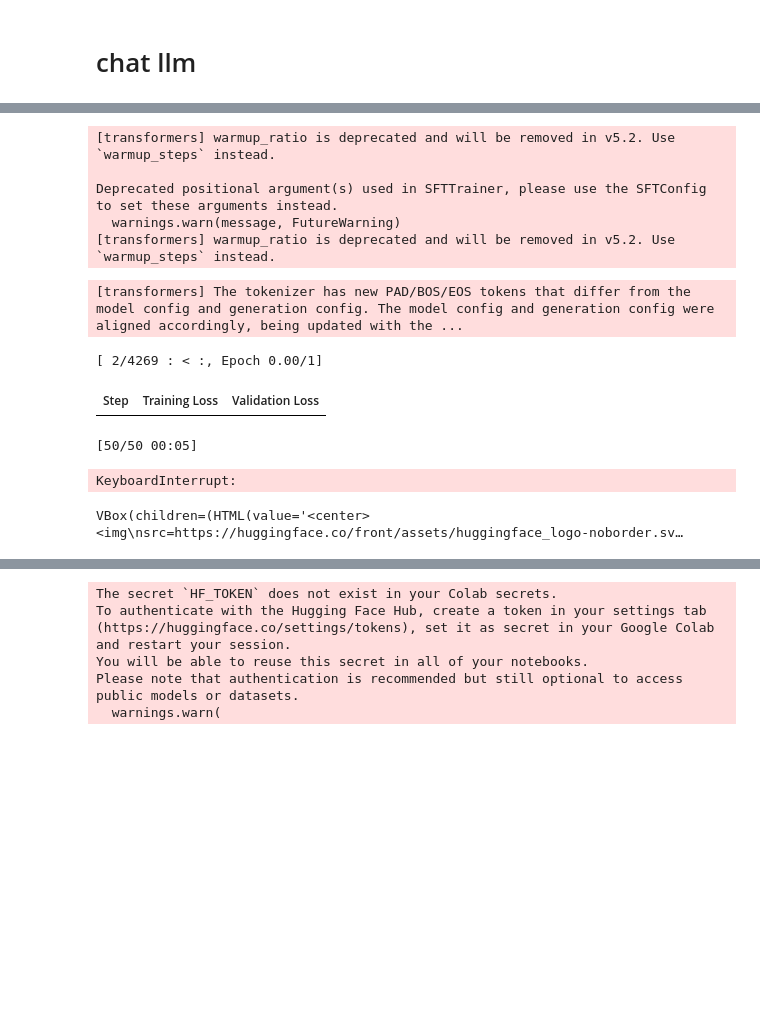
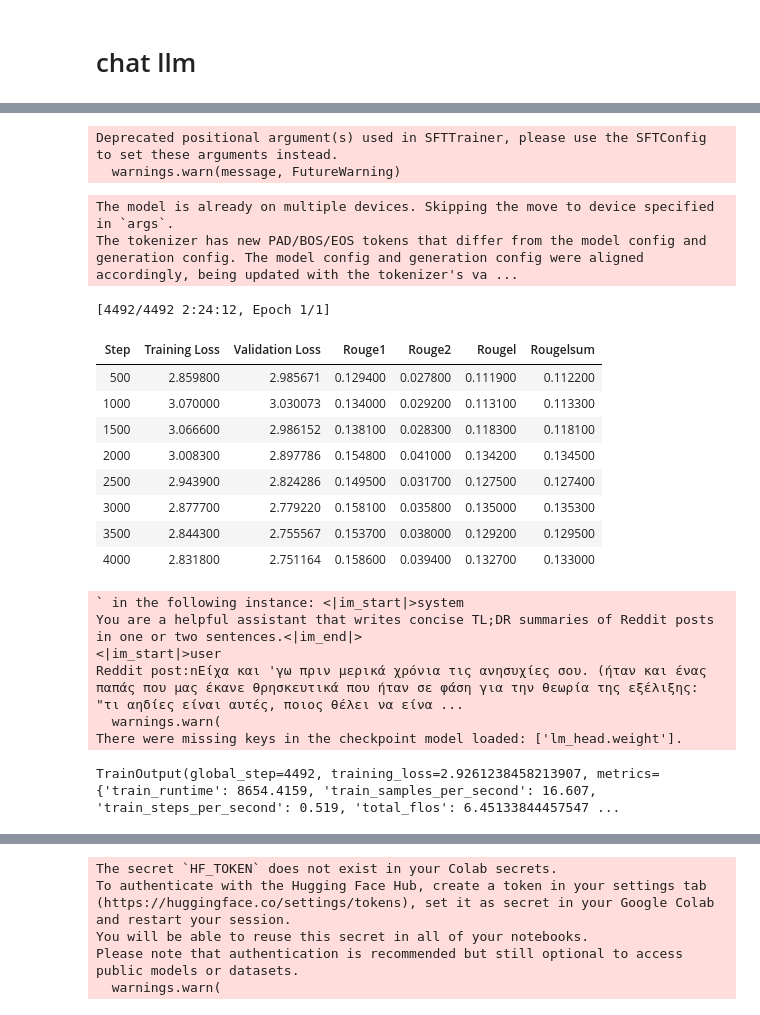
Before and after one commit to ankorn/redred, a Jupyter notebook: model/train.ipynb, the cells around one changed output, grey strips where cells are left out. Cells and saved outputs as stored; diff of their text form; code cells hidden in the pictures; blank space fills up the shorter version.

Commit message:
low r, low lr train result: rouge1: 0.158

```diff
--- a/model/train.ipynb
+++ b/model/train.ipynb
@@ -240,7 +223,7 @@ df = df.drop_duplicates(subset=['content', 'summary'])
 print('removed', NUM_SAMPLES - len(df), 'duplicates')
 
 init_len = len(df)
-df = df[df['content'].str.len() < 2500]
+df = df[df['content'].str.len() < 3500]
 print('removed', init_len - len(df), 'too long content')
 
 dataset = Dataset.from_pandas(df)
@@ -256,11 +237,11 @@ removed 12482 too long content
 # %%
-from langdetect import detect
+# from langdetect import detect
 
-init_len = len(dataset)
+# init_len = len(dataset)
 
-def filter_batch(batch):
-    return [detect(content) == 'en' for content in batch["content"]]
+# def filter_batch(batch):
+#     return [detect(content) == 'en' for content in batch["content"]]
 
-dataset = dataset.filter(filter_batch, batched=True, batch_size=1000)
+# dataset = dataset.filter(filter_batch, batched=True, batch_size=1000)
 
-print('removed', init_len - len(dataset), 'non-english content')
+# print('removed', init_len - len(dataset), 'non-english content')
@@ -454,9 +429,6 @@ def compute_metrics(eval_pred):
 
     decoded_preds = tokenizer.batch_decode(predictions, skip_special_tokens=True)
     decoded_labels = tokenizer.batch_decode(labels, skip_special_tokens=True)
-
-    print('should be only generated part: ', decoded_preds, '\n')
-    print('check special tokens: ', tokenizer.batch_decode(predictions), '\n')
 
     result = metric.compute(predictions=decoded_preds, references=decoded_labels)
 
@@ -482,47 +454,56 @@ training_args = TrainingArguments(
     load_best_model_at_end=True,
     metric_for_best_model="eval_rouge1",
     greater_is_better=True,
 
     optim="paged_adamw_8bit",
     lr_scheduler_type="cosine",
     warmup_ratio=WARMUP_RATIO,
     report_to="none",
 )
 
 trainer = EvalTrainer(
     model=model,
     processing_class=tokenizer,
     train_dataset=train_ds_formatted,
-    eval_dataset=eval_ds_formatted.take(50),
+    eval_dataset=eval_ds_formatted.shuffle(seed=42).take(250),
 
     args=training_args,
     max_seq_length=MAX_SEQ_LENGTH,
     packing=False,
     data_collator=DataCollatorForCompletionOnlyLM(
         response_template="<|im_start|>assistant\n",
         tokenizer=tokenizer
     ),
     callbacks=[EarlyStoppingCallback(early_stopping_patience=2)],
     compute_metrics=compute_metrics,
 )
 
 trainer.train()
 # %% [output]
-[transformers] warmup_ratio is deprecated and will be removed in v5.2. Use `warmup_steps` instead.
-
 Deprecated positional argument(s) used in SFTTrainer, please use the SFTConfig to set these arguments instead.
   warnings.warn(message, FutureWarning)
-[transformers] warmup_ratio is deprecated and will be removed in v5.2. Use `warmup_steps` instead.
-[transformers] The tokenizer has new PAD/BOS/EOS tokens that differ from the model config and generation config. The model config and generation config were aligned accordingly, being updated with the ...
+The model is already on multiple devices. Skipping the move to device specified in `args`.
+The tokenizer has new PAD/BOS/EOS tokens that differ from the model config and generation config. The model config and generation config were aligned accordingly, being updated with the tokenizer's va ...
-[ 2/4269 : < :, Epoch 0.00/1]
+[4492/4492 2:24:12, Epoch 1/1]
-| Step | Training Loss | Validation Loss |
+| Step | Training Loss | Validation Loss | Rouge1 | Rouge2 | Rougel | Rougelsum |
+| 500 | 2.859800 | 2.985671 | 0.129400 | 0.027800 | 0.111900 | 0.112200 |
+| 1000 | 3.070000 | 3.030073 | 0.134000 | 0.029200 | 0.113100 | 0.113300 |
+| 1500 | 3.066600 | 2.986152 | 0.138100 | 0.028300 | 0.118300 | 0.118100 |
+| 2000 | 3.008300 | 2.897786 | 0.154800 | 0.041000 | 0.134200 | 0.134500 |
+| 2500 | 2.943900 | 2.824286 | 0.149500 | 0.031700 | 0.127500 | 0.127400 |
+| 3000 | 2.877700 | 2.779220 | 0.158100 | 0.035800 | 0.135000 | 0.135300 |
+| 3500 | 2.844300 | 2.755567 | 0.153700 | 0.038000 | 0.129200 | 0.129500 |
+| 4000 | 2.831800 | 2.751164 | 0.158600 | 0.039400 | 0.132700 | 0.133000 |
-[50/50 00:05]
+` in the following instance: <|im_start|>system
+You are a helpful assistant that writes concise TL;DR summaries of Reddit posts in one or two sentences.<|im_end|>
+<|im_start|>user
+Reddit post:nΕίχα και 'γω πριν μερικά χρόνια τις ανησυχίες σου. (ήταν και ένας παπάς που μας έκανε θρησκευτικά που ήταν σε φάση για την θεωρία της εξέλιξης: "τι αηδίες είναι αυτές, ποιος θέλει να είνα ...
+  warnings.warn(
+There were missing keys in the checkpoint model loaded: ['lm_head.weight'].
-KeyboardInterrupt:
+TrainOutput(global_step=4492, training_loss=2.9261238458213907, metrics={'train_runtime': 8654.4159, 'train_samples_per_second': 16.607, 'train_steps_per_second': 0.519, 'total_flos': 6.45133844457547 ...
 # %%
 import huggingface_hub
 
-huggingface_hub.login()
+huggingface_hub.login(token='')
-# %% [output]
-VBox(children=(HTML(value='<center> <img\nsrc=https://huggingface.co/front/assets/huggingface_logo-noborder.sv…
 # %%
 model.push_to_hub("pameydorke/redred-qwen2.5-1.5-lora")
```
Also changed, not shown: parts of 8 cells of this notebook.
